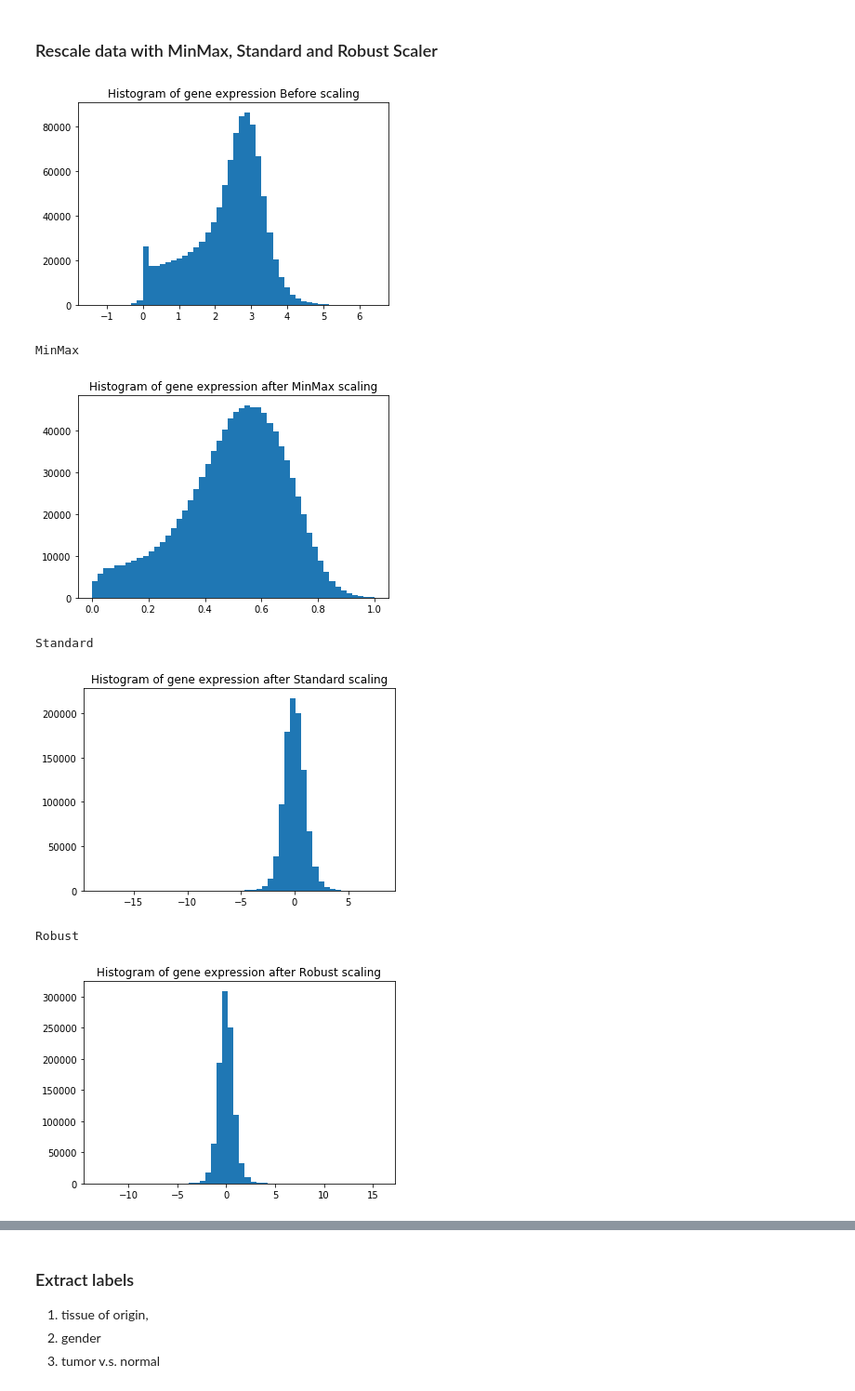
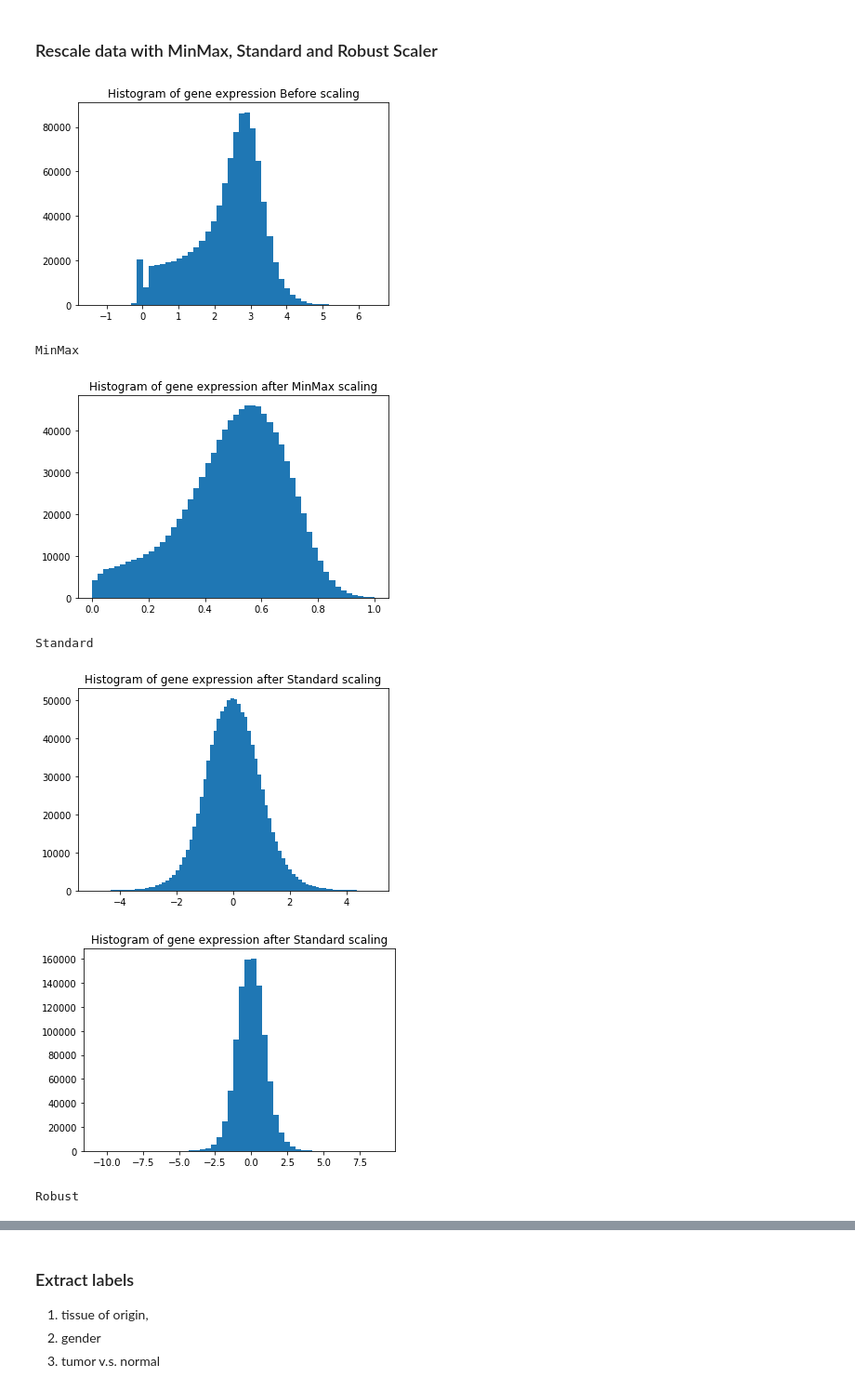
Before and after one commit to jvivian/DeepTCGA, a Jupyter notebook: Preprocessing.ipynb, the cells around one changed output, grey strips where cells are left out. Shown at 93% size. Saved outputs shown, nothing was run; the diff lists cells and outputs as text; code cells hidden in the pictures.

Commit message:
make sure PCA uses standard normalized mRNA expression

```diff
--- a/Preprocessing.ipynb
+++ b/Preprocessing.ipynb
@@ -82,9 +82,11 @@ log_df.to_hdf("./data/mRNA_lognorm.hdf")
 # %% [markdown]
 ### Rescale data with MinMax, Standard and Robust Scaler
 # %%
-def histogram_plotter(X, title):
+def histogram_plotter(X, title, bins=50, xlim=None):
     sample = np.random.choice(X.as_matrix().flatten(), size=1000000)
-    plt.hist(sample, bins=50)
+    plt.hist(sample, bins=bins)
+    if xlim:
+        plt.xlim(xlim)
     plt.title(title)
     plt.show()
 # %%
@@ -92,20 +94,23 @@ df = pd.read_hdf("./data/mRNA_lognorm.hdf", index_col="sample_id")
 # %%
 scaler_dict = {"MinMax": MinMaxScaler(),
                "Standard": StandardScaler(),
                "Robust": RobustScaler()}
 
 histogram_plotter(df, "Histogram of gene expression Before scaling")
 
 for scaler_name, scaler in scaler_dict.items():
     print(scaler_name)
     X_scaled = pd.DataFrame(scaler.fit_transform(df), index=df.index, columns=df.columns)
+    if scaler_name == "Standard":
+        histogram_plotter(X_scaled, "Histogram of gene expression after {0} scaling".format(scaler_name),
+                          bins=200, xlim=(-5.5,5.5))
     histogram_plotter(X_scaled, "Histogram of gene expression after {0} scaling".format(scaler_name))
     X_scaled.to_hdf("./data/mRNA_lognorm_{0}Scaled.hdf".format(scaler_name), scaler_name)
 # %% [output]
-[figure, old version]
+[figure, new version]
 MinMax
 [figure]
 Standard
-[figure, old version]
+[figure, new version]
+[figure, new version]
 Robust
-[figure, old version]
```
Also changed, not shown: parts of 1 cell of this notebook, 1 other file.
